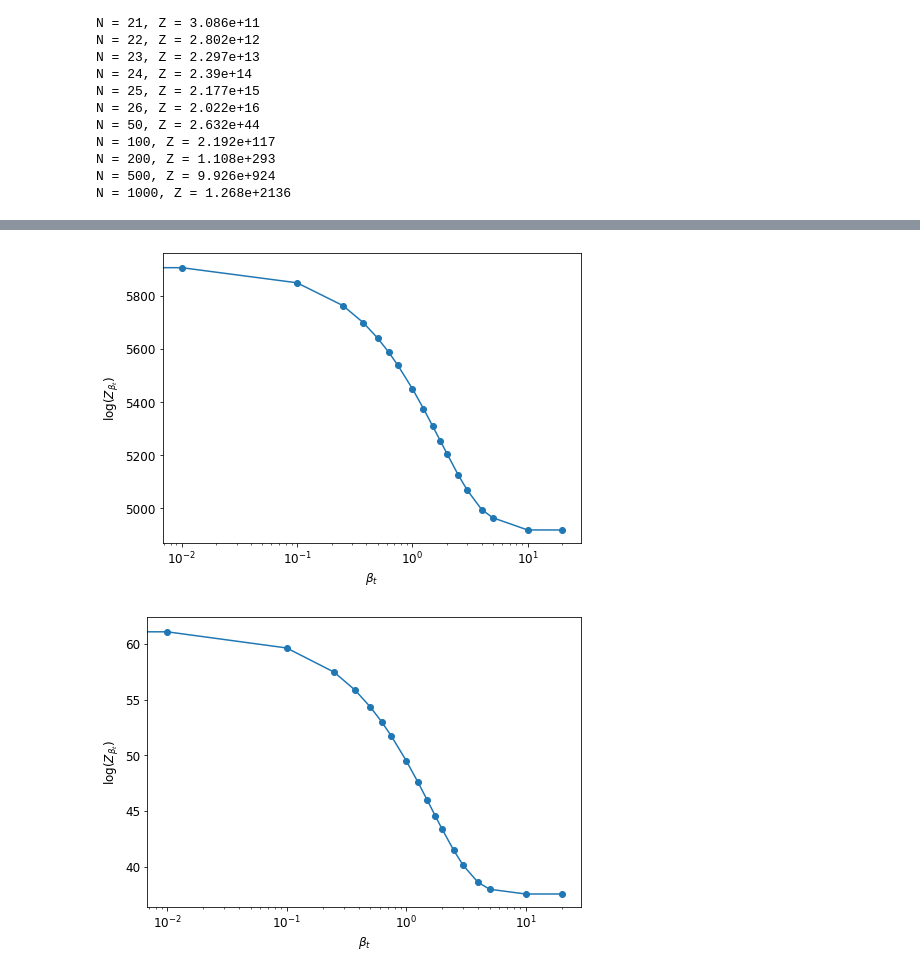
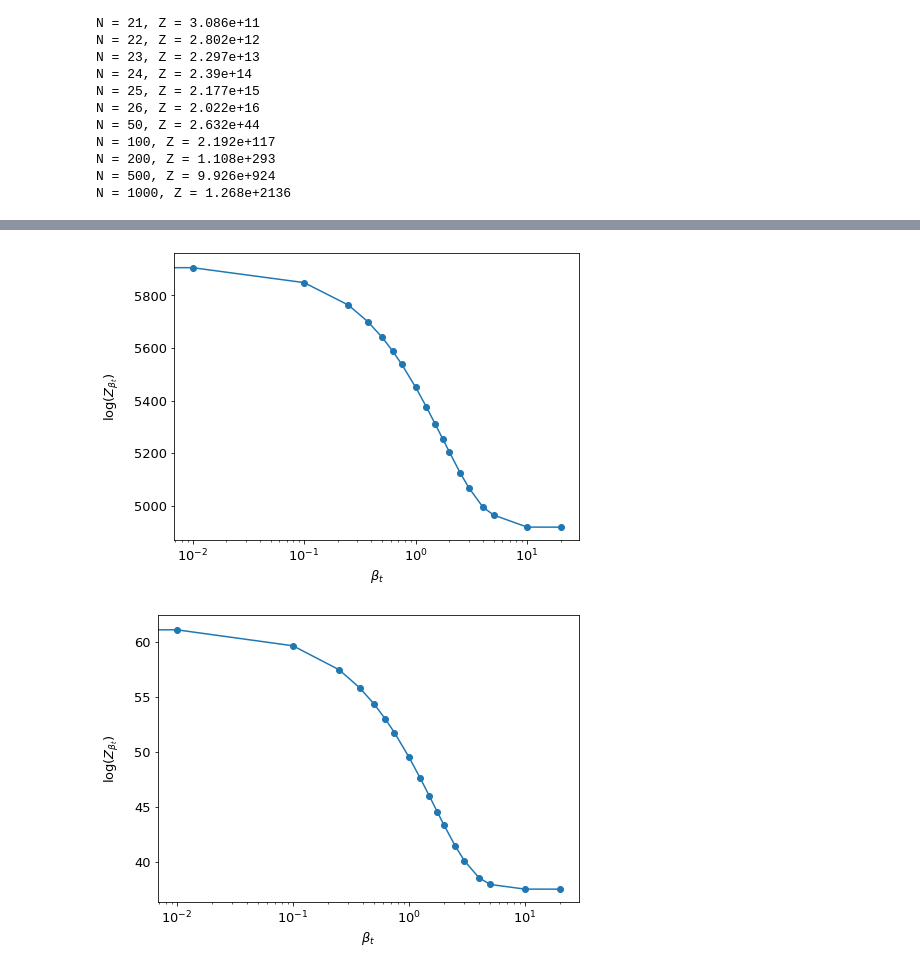
Before and after one commit to frasalvi/n_queens_mcmc, a Jupyter notebook: plots.ipynb, the cells around one changed output, grey strips where cells are left out. Drawn from its saved outputs; the diff is of its cells as text; code cells hidden in the pictures.

```diff
--- a/plots.ipynb
+++ b/plots.ipynb
@@ -53,7 +53,7 @@ N_arr = [4, 10, 26, 50, 100, 200, 500, 1000, 2000, 5000]
 t_df = pd.read_csv("data/times.csv")
 iters_df = pd.read_csv("data/iters.csv")
 # %%
-plt.rcParams.update({"font.size": 12})
+plt.rcParams.update({"font.size": 13})
 plt.figure(figsize=(7, 5))
 sns.lineplot(x="N", y="time", data=t_df, marker="o")
 
@@ -70,5 +70,5 @@ plt.show()
 # %%
-plt.rcParams.update({"font.size": 12})
+plt.rcParams.update({"font.size": 13})
 plt.figure(figsize=(7, 5))
 sns.lineplot(x="N", y="iters", data=iters_df, marker="o")
 
@@ -163,7 +163,7 @@ N_arr_plot = N_arr[1:3] + N_arr[8:]
 Z_arr_plot = Z_arr[1:3] + Z_arr[8:]
 Z_ref_arr = list(map(lambda N: mp.log(mp.factorial(N) / mp.exp(N)), N_arr_plot))
 
-plt.rcParams.update({"font.size": 12})
+plt.rcParams.update({"font.size": 13})
 plt.figure(figsize=(7, 5))
 plt.plot(N_arr_plot, Z_arr_plot, "o-")
 plt.plot(N_arr_plot, Z_ref_arr, "o-")
@@ -172,7 +172,7 @@ plt.yscale("log")
 
 plt.legend(["Metropolis estimate", r"$N!/e^N$"])
 plt.xlabel("N")
-plt.ylabel("Number of solutions (log)")
+plt.ylabel("Number of solutions (log)", labelpad=13)
 plt.xticks(N_arr_plot, N_arr_plot)
 plt.tight_layout()
 plt.savefig("figures/solutions.pdf")
@@ -182,19 +182,19 @@ plt.show()
 # %%
 # Plot log(Z_beta) vs beta
 for N in [1000, 26]:
     Z_arr = estimate_zetab(N, convergence_moves, counting_moves, beta_grid, debug=False)
     Z_arr = list(map(lambda Z: mp.log(Z), Z_arr))
 
-    plt.rcParams.update({"font.size": 12})
+    plt.rcParams.update({"font.size": 13})
     plt.figure(figsize=(7, 5))
     plt.plot(beta_grid, Z_arr, "o-")
     plt.xscale("log")
     # plt.yscale("log")
     plt.xlabel(r"$\beta_t$")
-    plt.ylabel(r"$\log(Z_{\beta_t})$")
+    plt.ylabel(r"$\log(Z_{\beta_t})$", labelpad=13)
     plt.tight_layout()
     plt.savefig(f"figures/zetab_{N}.pdf")
     plt.show()
 # %% [output]
-[figure, old version]
+[figure, new version]
-[figure, old version]
+[figure, new version]
```
Also changed, not shown: parts of 3 cells of this notebook, 5 other files.
